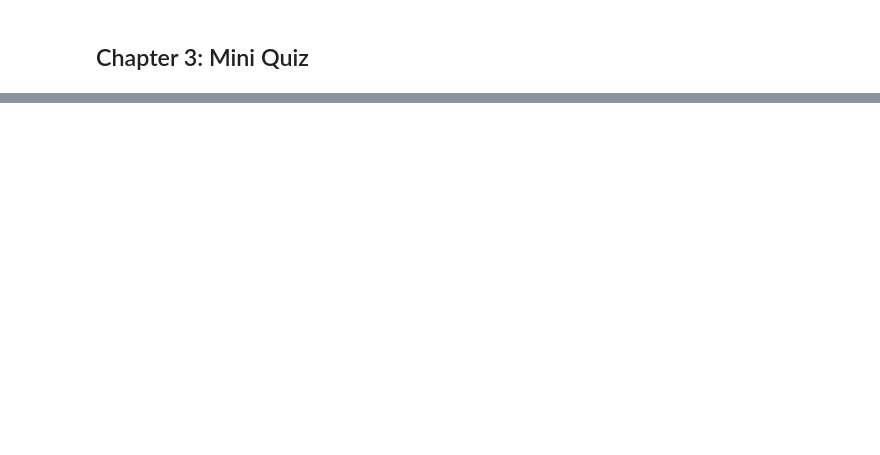
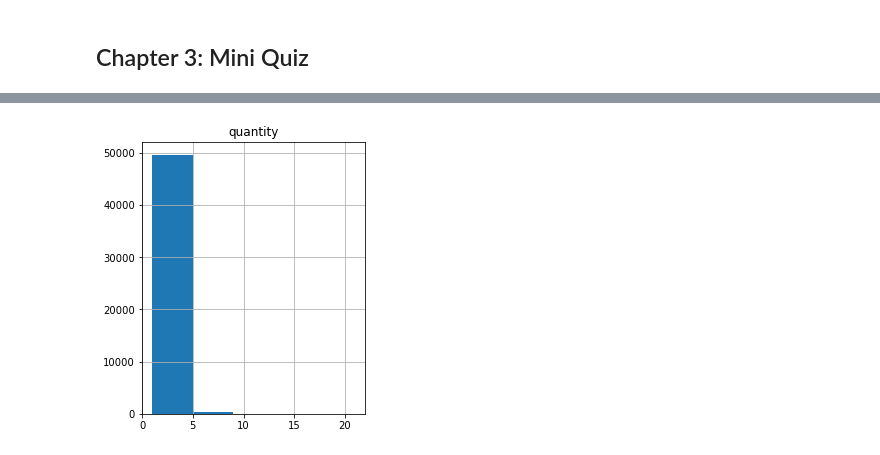
Before and after one commit to himayatulmillah/dqlab-course, a Jupyter notebook: Exploratory Data Analysis with Python for Beginner.ipynb, the cells around one changed output, grey strips where cells are left out. Cells and saved outputs as stored; diff of their text form; code cells hidden in the pictures; blank space fills up the shorter version.

```diff
--- a/Exploratory Data Analysis with Python for Beginner.ipynb
+++ b/Exploratory Data Analysis with Python for Beginner.ipynb
@@ -71,0 +270,5 @@ Numpy berasal dari kata <i>‘Numerical Python’</i>, sesuai namanya NumPy berf
+# %%
+import pandas as pd
+import matplotlib.pyplot as plt
+
+order_df = pd.read_csv("https://dqlab-dataset.s3-ap-southeast-1.amazonaws.com/order.csv")
@@ -71,0 +286,6 @@ Numpy berasal dari kata <i>‘Numerical Python’</i>, sesuai namanya NumPy berf
+# %%
+# Ubah freight_value menjadi shipping_cost dan cari shipping_cost
+# termahal dari data penjualan tersebut menggunakan sort.
+order_df.rename(columns={"freight_value": "shipping_cost"}, inplace=True)
+sort_value = order_df.sort_values(by="shipping_cost", ascending=0)
+sort_value.head()
@@ -71,0 +329,7 @@ Numpy berasal dari kata <i>‘Numerical Python’</i>, sesuai namanya NumPy berf
+# %%
+# Buat histogram quantity penjualan dari dataset tersebutuntuk melihat persebaran quantity
+# penjualan tersebut dengan bins = 5 dan figsize= (4,5)
+order_df[["quantity"]].hist(figsize=(4, 5), bins=5)
+plt.show()
+# %% [output]
+[figure, added]
```
Also changed, not shown: parts of 38 cells of this notebook.
